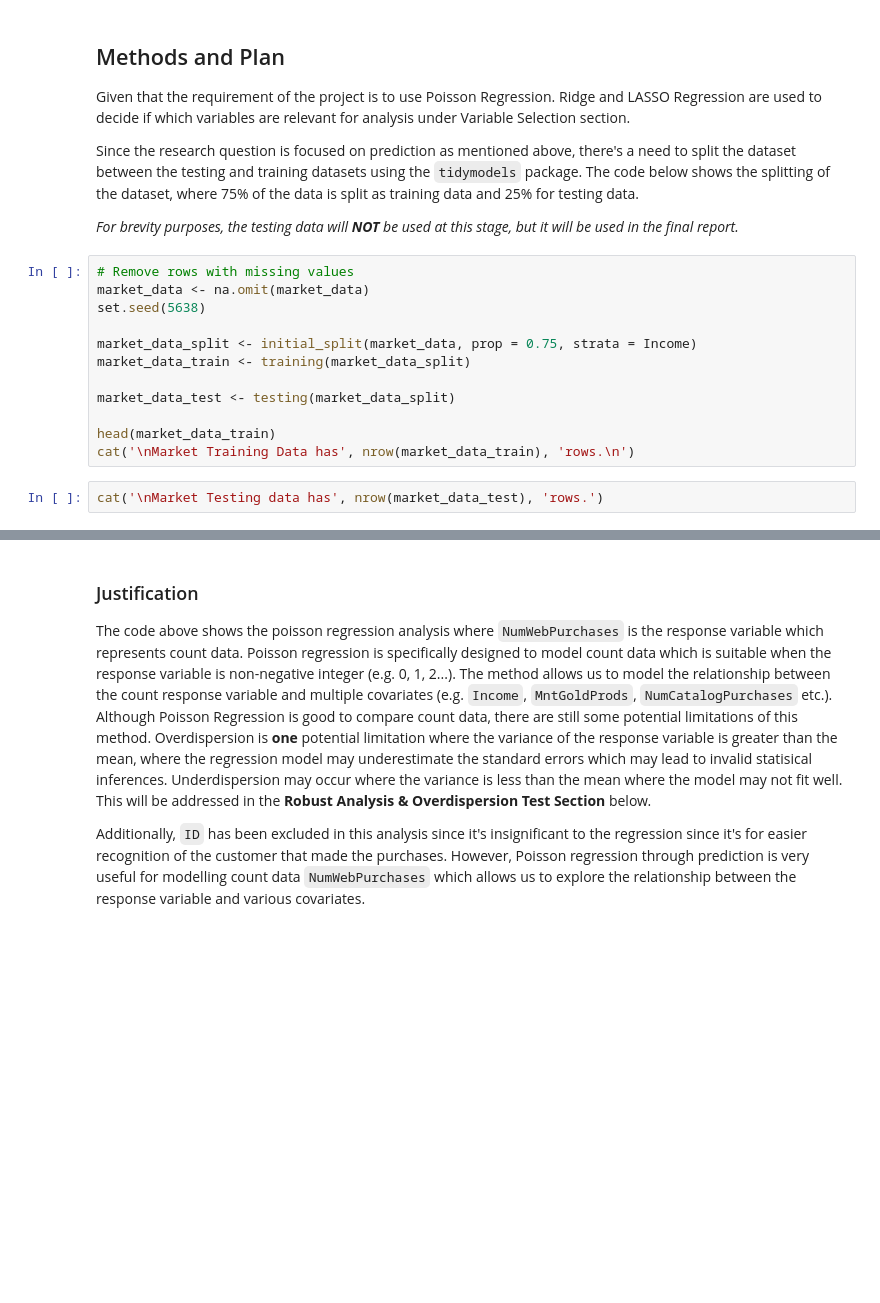
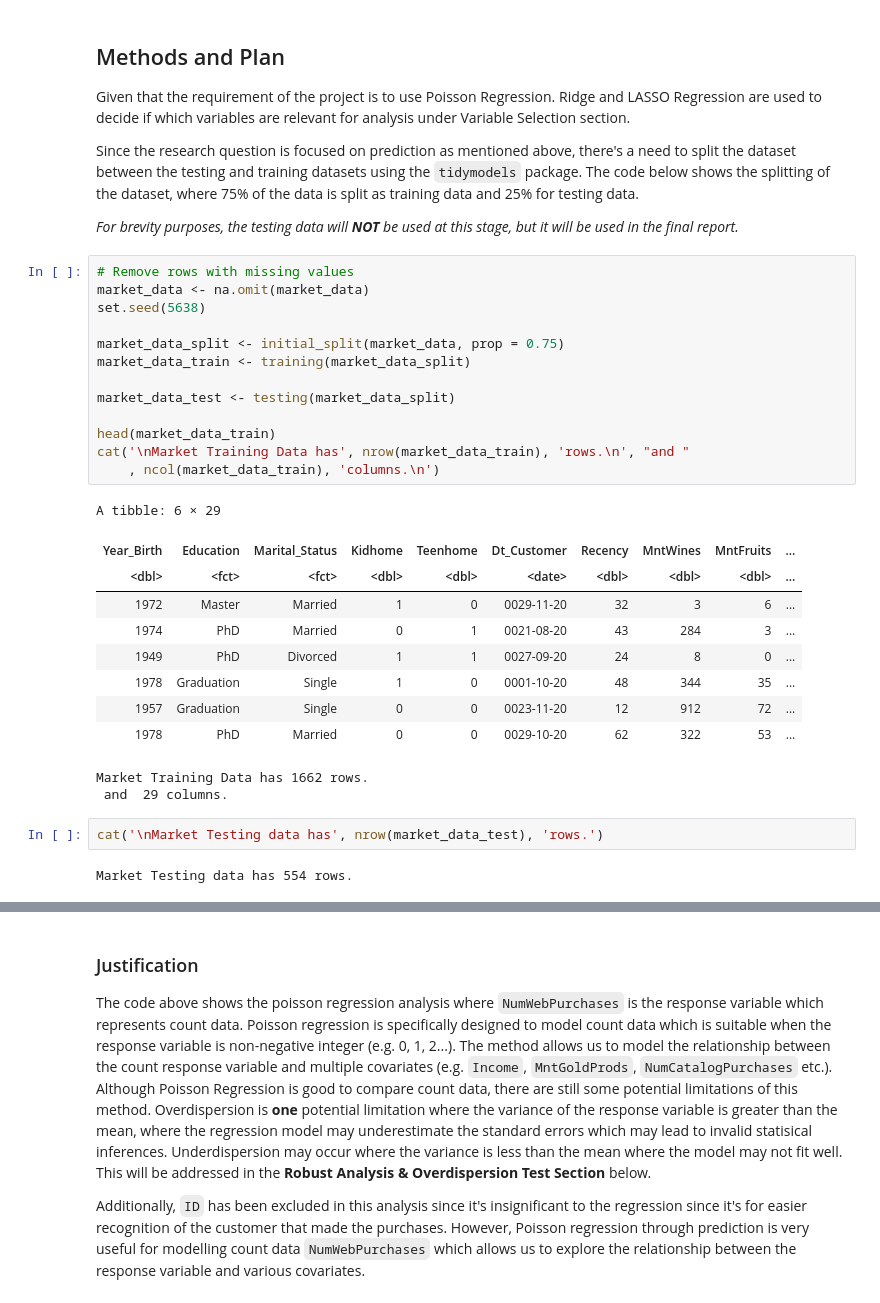
Before and after one commit to DrakenRaptor/STAT301_ProjectGrp26, a Jupyter notebook: STAT301 Grp 26 Project Final.ipynb, the cells around one changed output, grey strips where cells are left out. Cells and saved outputs as stored; diff of their text form; blank space fills up the shorter version.

```diff
--- a/STAT301 Grp 26 Project Final.ipynb
+++ b/STAT301 Grp 26 Project Final.ipynb
@@ -437,17 +437,32 @@ Since the research question is focused on prediction as mentioned above, there's
 # %%
 # Remove rows with missing values
 market_data <- na.omit(market_data)
 set.seed(5638)
 
-market_data_split <- initial_split(market_data, prop = 0.75, strata = Income)
+market_data_split <- initial_split(market_data, prop = 0.75)
 market_data_train <- training(market_data_split)
 
 market_data_test <- testing(market_data_split)
 
 head(market_data_train)
-cat('\nMarket Training Data has', nrow(market_data_train), 'rows.\n')
+cat('\nMarket Training Data has', nrow(market_data_train), 'rows.\n', "and "
+    , ncol(market_data_train), 'columns.\n')
+# %% [output]
+A tibble: 6 × 29
+| Year_Birth | Education | Marital_Status | Kidhome | Teenhome | Dt_Customer | Recency | MntWines | MntFruits | ... |
+| <dbl> | <fct> | <fct> | <dbl> | <dbl> | <date> | <dbl> | <dbl> | <dbl> | ... |
+| 1972 | Master | Married | 1 | 0 | 0029-11-20 | 32 | 3 | 6 | ... |
+| 1974 | PhD | Married | 0 | 1 | 0021-08-20 | 43 | 284 | 3 | ... |
+| 1949 | PhD | Divorced | 1 | 1 | 0027-09-20 | 24 | 8 | 0 | ... |
+| 1978 | Graduation | Single | 1 | 0 | 0001-10-20 | 48 | 344 | 35 | ... |
+| 1957 | Graduation | Single | 0 | 0 | 0023-11-20 | 12 | 912 | 72 | ... |
+| 1978 | PhD | Married | 0 | 0 | 0029-10-20 | 62 | 322 | 53 | ... |
+Market Training Data has 1662 rows.
+ and  29 columns.
 # %%
 cat('\nMarket Testing data has', nrow(market_data_test), 'rows.')
+# %% [output]
+Market Testing data has 554 rows.
 # %%
 # Define the Poisson regression specification
 poisson_spec <-
```
Also changed, not shown: parts of 1 cell of this notebook.
